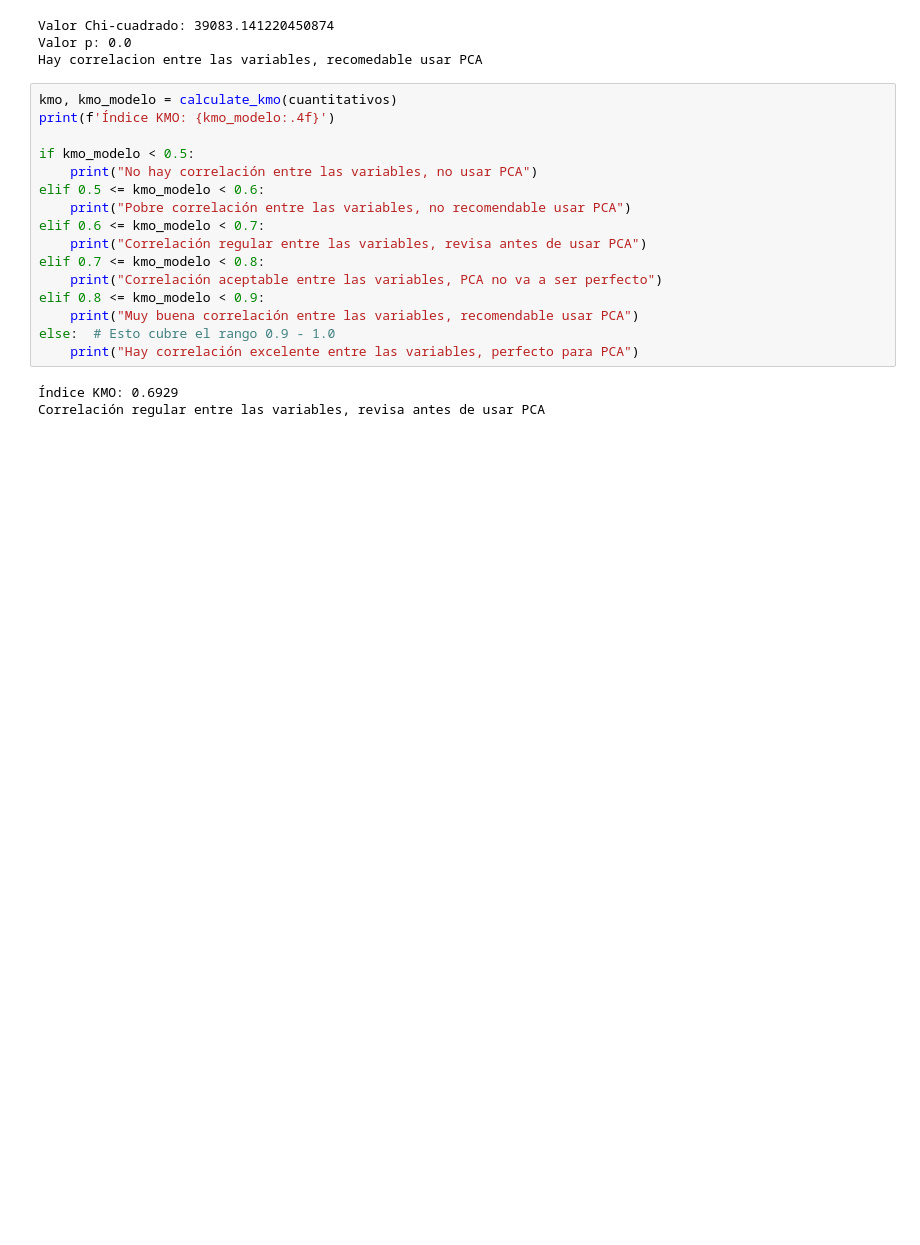
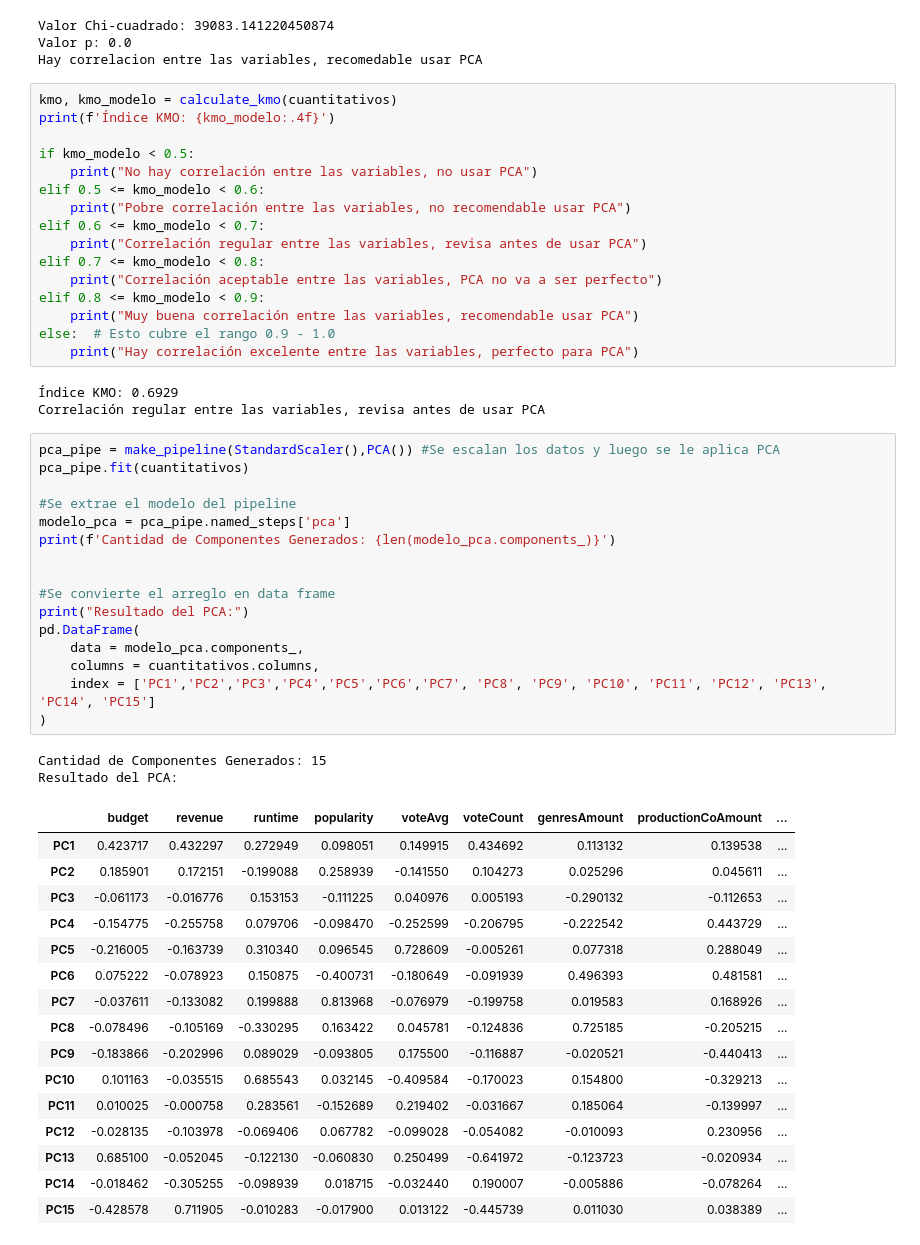
Before and after one commit to DiegoDuaS/Clustering_APriori_PCA, a Jupyter notebook: actividades.ipynb, the cells around one changed output. Cells and saved outputs as stored; diff of their text form; blank space fills up the shorter version.

```diff
--- a/actividades.ipynb
+++ b/actividades.ipynb
@@ -303,3 +309,38 @@ else:  # Esto cubre el rango 0.9 - 1.0
 # %% [output]
 Índice KMO: 0.6929
 Correlación regular entre las variables, revisa antes de usar PCA
+# %%
+pca_pipe = make_pipeline(StandardScaler(),PCA()) #Se escalan los datos y luego se le aplica PCA
+pca_pipe.fit(cuantitativos)
+
+#Se extrae el modelo del pipeline
+modelo_pca = pca_pipe.named_steps['pca']
+print(f'Cantidad de Componentes Generados: {len(modelo_pca.components_)}')
+
+
+#Se convierte el arreglo en data frame
+print("Resultado del PCA:")
+pd.DataFrame(
+    data = modelo_pca.components_,
+    columns = cuantitativos.columns,
+    index = ['PC1','PC2','PC3','PC4','PC5','PC6','PC7', 'PC8', 'PC9', 'PC10', 'PC11', 'PC12', 'PC13', 'PC14', 'PC15']
+)
+# %% [output]
+Cantidad de Componentes Generados: 15
+Resultado del PCA:
+|  | budget | revenue | runtime | popularity | voteAvg | voteCount | genresAmount | productionCoAmount | ... |
+| PC1 | 0.423717 | 0.432297 | 0.272949 | 0.098051 | 0.149915 | 0.434692 | 0.113132 | 0.139538 | ... |
+| PC2 | 0.185901 | 0.172151 | -0.199088 | 0.258939 | -0.141550 | 0.104273 | 0.025296 | 0.045611 | ... |
+| PC3 | -0.061173 | -0.016776 | 0.153153 | -0.111225 | 0.040976 | 0.005193 | -0.290132 | -0.112653 | ... |
+| PC4 | -0.154775 | -0.255758 | 0.079706 | -0.098470 | -0.252599 | -0.206795 | -0.222542 | 0.443729 | ... |
+| PC5 | -0.216005 | -0.163739 | 0.310340 | 0.096545 | 0.728609 | -0.005261 | 0.077318 | 0.288049 | ... |
+| PC6 | 0.075222 | -0.078923 | 0.150875 | -0.400731 | -0.180649 | -0.091939 | 0.496393 | 0.481581 | ... |
+| PC7 | -0.037611 | -0.133082 | 0.199888 | 0.813968 | -0.076979 | -0.199758 | 0.019583 | 0.168926 | ... |
+| PC8 | -0.078496 | -0.105169 | -0.330295 | 0.163422 | 0.045781 | -0.124836 | 0.725185 | -0.205215 | ... |
+| PC9 | -0.183866 | -0.202996 | 0.089029 | -0.093805 | 0.175500 | -0.116887 | -0.020521 | -0.440413 | ... |
+| PC10 | 0.101163 | -0.035515 | 0.685543 | 0.032145 | -0.409584 | -0.170023 | 0.154800 | -0.329213 | ... |
+| PC11 | 0.010025 | -0.000758 | 0.283561 | -0.152689 | 0.219402 | -0.031667 | 0.185064 | -0.139997 | ... |
+| PC12 | -0.028135 | -0.103978 | -0.069406 | 0.067782 | -0.099028 | -0.054082 | -0.010093 | 0.230956 | ... |
+| PC13 | 0.685100 | -0.052045 | -0.122130 | -0.060830 | 0.250499 | -0.641972 | -0.123723 | -0.020934 | ... |
+| PC14 | -0.018462 | -0.305255 | -0.098939 | 0.018715 | -0.032440 | 0.190007 | -0.005886 | -0.078264 | ... |
+| PC15 | -0.428578 | 0.711905 | -0.010283 | -0.017900 | 0.013122 | -0.445739 | 0.011030 | 0.038389 | ... |
```
Also changed, not shown: parts of 9 cells of this notebook.
